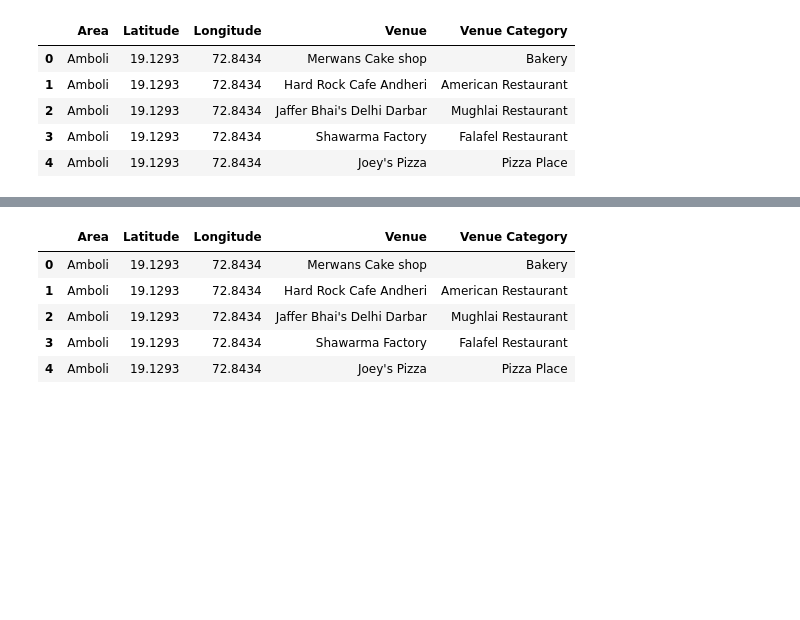
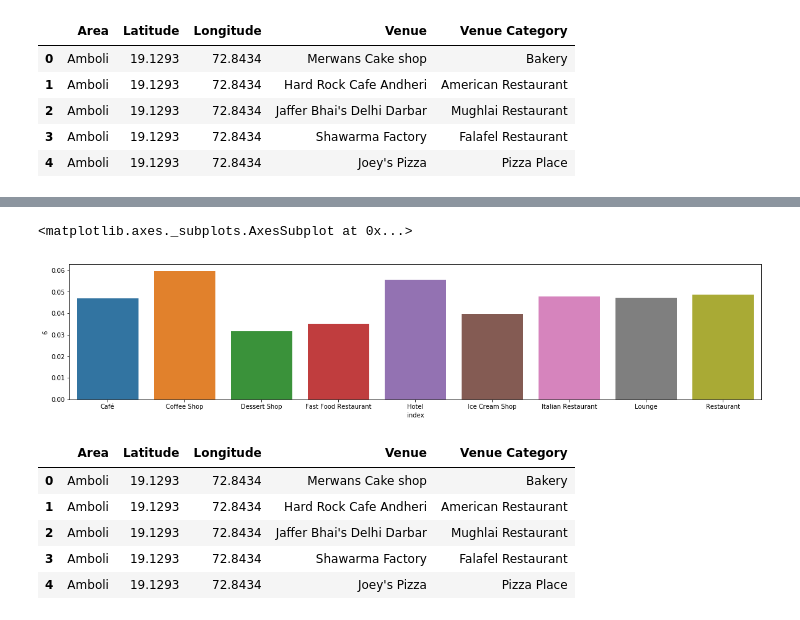
Before and after one commit to manavsplace/Coursera_Capstone, a Jupyter notebook: Capstone_final.ipynb, the cells around one changed output, grey strips where cells are left out. Drawn from its saved outputs; the diff is of its cells as text; code cells hidden in the pictures; blank space fills up the shorter version.

```diff
--- a/Capstone_final.ipynb
+++ b/Capstone_final.ipynb
@@ -284,3 +316,9 @@ sns.barplot(x='index',y=5,data=mumbai_plot[mumbai_plot[5]>0.03], ax=ax)
+# %%
+fig, ax = plt.subplots(figsize=(20,4))
+sns.barplot(x='index',y=6,data=mumbai_plot[mumbai_plot[6]>0.03], ax=ax)
+# %% [output]
+<matplotlib.axes._subplots.AxesSubplot at 0x...>
+[figure, added]
 # %%
 mumbai_venues.head()
 # %% [output]
```
Also changed, not shown: parts of 50 cells of this notebook.
